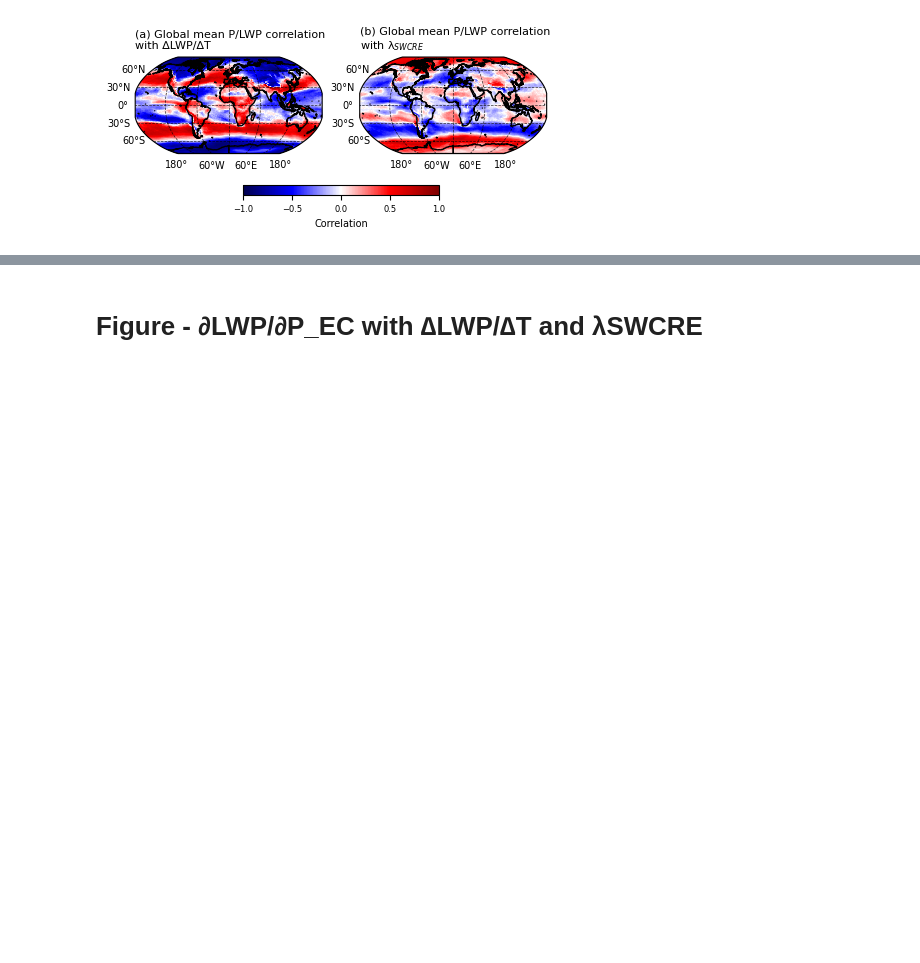
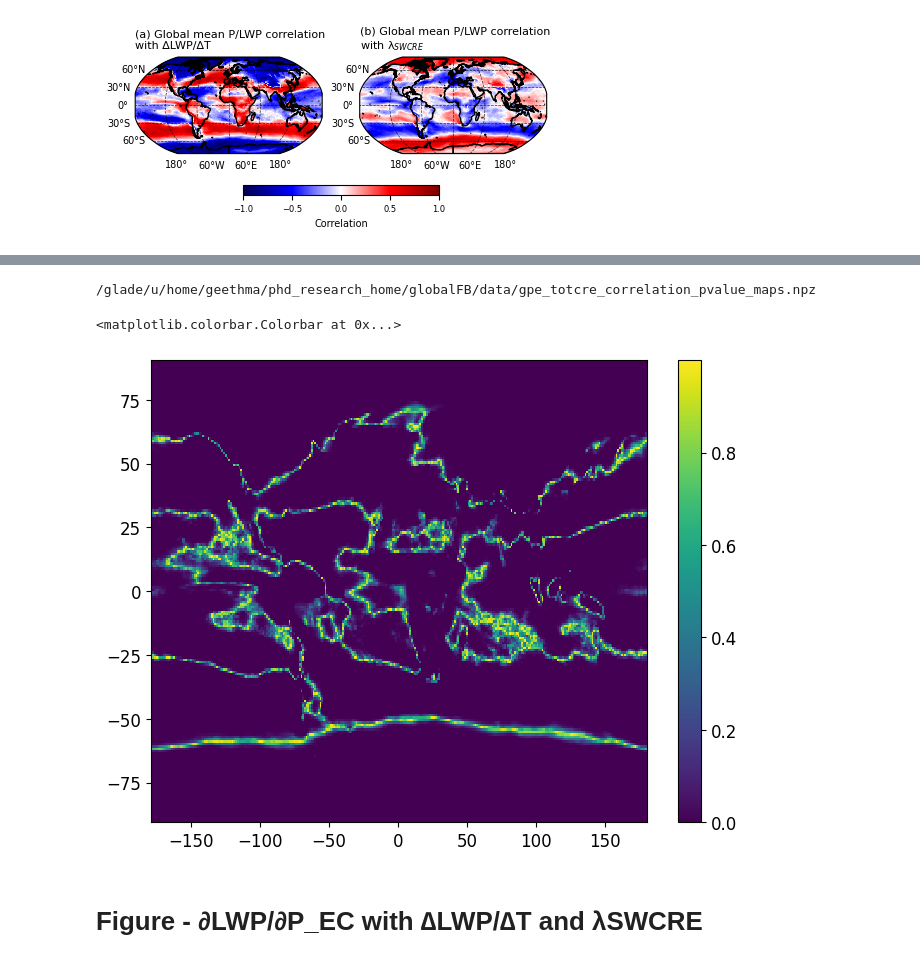
Before and after one commit to wgh-private/globalFB_precipeff, a Jupyter notebook: finalwork.ipynb, the cells around one changed output, grey strips where cells are left out. Drawn from its saved outputs; the diff is of its cells as text; code cells hidden in the pictures; blank space fills up the shorter version.

Commit message:
save correlation and p-value map for gpe and ECpe correlation with ∆LWP and λCRE

```diff
--- a/finalwork.ipynb
+++ b/finalwork.ipynb
@@ -399,3 +503,24 @@ plt.show()
+# %%
+sdir = "/glade/u/home/geethma/phd_research_home/globalFB/data/gpe_totcre_correlation_pvalue_maps.npz"
+print(sdir)
+data = np.load(sdir)
+
+lon, lat, corr_00, pval_00, corr_01, pval_01 = (
+    data["lon"],  #longitude
+    data["lat"],  #latitude
+    data["correlation_0_0"],  #correlation of P/LWP with ∆LWP
+    data["pvalue_0_0"],  #p-value of P/LWP with ∆LWP
+    data["correlation_0_1"],  #correlation of P/LWP with λCRE
+    data["pvalue_0_1"],  #p-value of P/LWP with λCRE
+)
+# %% [output]
+/glade/u/home/geethma/phd_research_home/globalFB/data/gpe_totcre_correlation_pvalue_maps.npz
+# %%
+plt.pcolormesh(lon, lat, pval_00)
+plt.colorbar()
+# %% [output]
+<matplotlib.colorbar.Colorbar at 0x...>
+[figure, added]
 # %% [markdown]
 # Figure - ∂LWP/∂P_EC with ∆LWP/∆T and λSWCRE
 # %%
```
Also changed, not shown: parts of 6 cells of this notebook.
